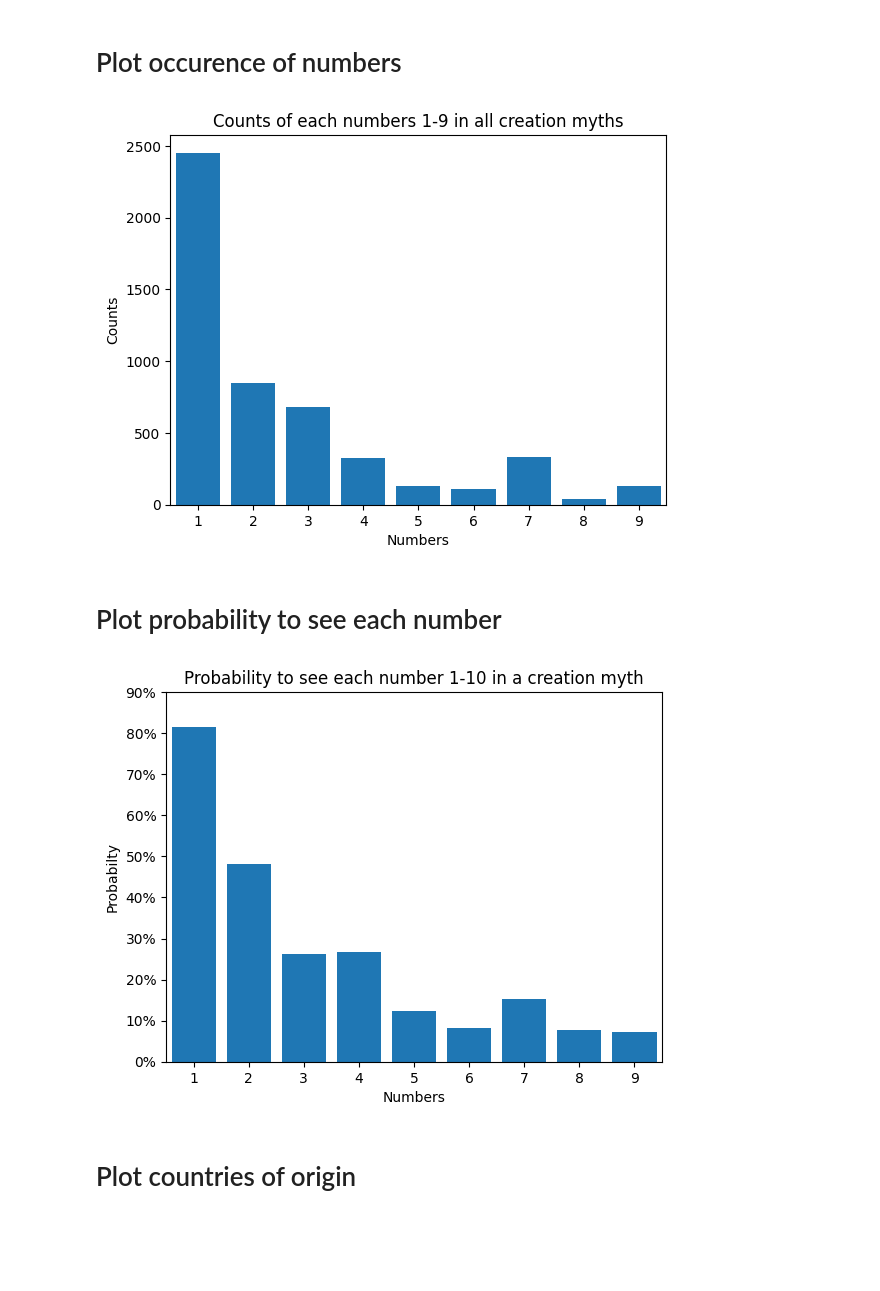
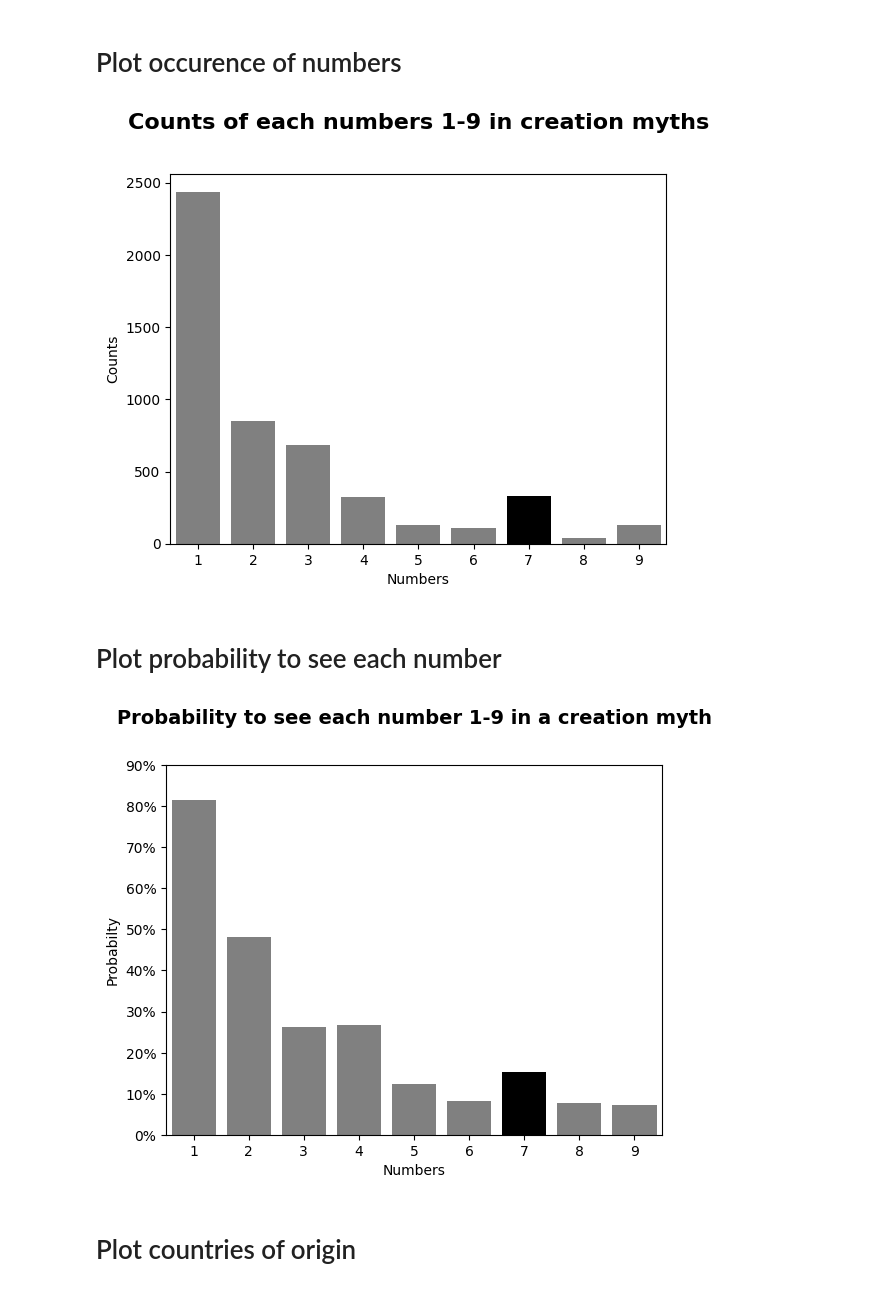
Before and after one commit to MathieuCesbron/creation_myths, a Jupyter notebook: study.ipynb, the cells around one changed output. Saved outputs shown, nothing was run; the diff lists cells and outputs as text; code cells hidden in the pictures; blank space fills up the shorter version.

```diff
--- a/study.ipynb
+++ b/study.ipynb
@@ -24,26 +24,26 @@ with open(data_json_path, "r") as file:
 # %% [markdown]
 # Plot occurence of numbers
 # %%
-# Occurences of numbers from 1 to the limit
-
 # Extracting values for keys 0 to the limit
 limit = 10
 values = [numbers.get(str(key), 0) for key in range(1, limit)]
 
 # Keys ranging from 0 to limit
 keys = list(range(1, limit))
-plt.bar(keys, values)
+colors = ['gray' if x != 7 else 'black' for x in keys]
+
+plt.bar(keys, values, color=colors)
 
 plt.xticks(range(limit))
 plt.xlim(0.5, limit - 0.5)
 
+plt.title('Counts of each numbers 1-9 in creation myths', fontsize=16, fontweight="bold", y=1.1)
 plt.xlabel('Numbers')
 plt.ylabel('Counts')
-plt.title('Counts of each numbers 1-9 in all creation myths')
 
 plt.show()
 # %% [output]
-[figure, old version]
+[figure, new version]
 # %% [markdown]
 # Plot probability to see each number
 # %%
@@ -64,27 +64,28 @@ for key in numbers:
 # %%
 # Extracting values for keys 0 to the limit
 
 limit = 10
 values = [numbers.get(str(key), 0) for key in range(1, limit)]
 
 # Keys ranging from 0 to the limit
 keys = list(range(1, limit))
-plt.bar(keys, values)
+colors = ['gray' if x != 7 else 'black' for x in keys]
+plt.bar(keys, values, color=colors)
 
 plt.xticks(range(limit))
 plt.xlim(0.5, limit - 0.5)
 
 # Create custom y-axis tick labels as percentages
 y_ticks = [f'{int(y * 100)}%' for y in plt.yticks()[0]]
 plt.yticks(plt.yticks()[0], y_ticks)
 
+plt.title('Probability to see each number 1-9 in a creation myth', fontsize=14, fontweight="bold", y=1.09)
 plt.xlabel('Numbers')
 plt.ylabel('Probabilty')
-plt.title('Probability to see each number 1-10 in a creation myth')
 
 plt.show()
 # %% [output]
-[figure, old version]
+[figure, new version]
 # %% [markdown]
 # Plot countries of origin
 # %%
```
Also changed, not shown: parts of 1 cell of this notebook, 2 other files.
